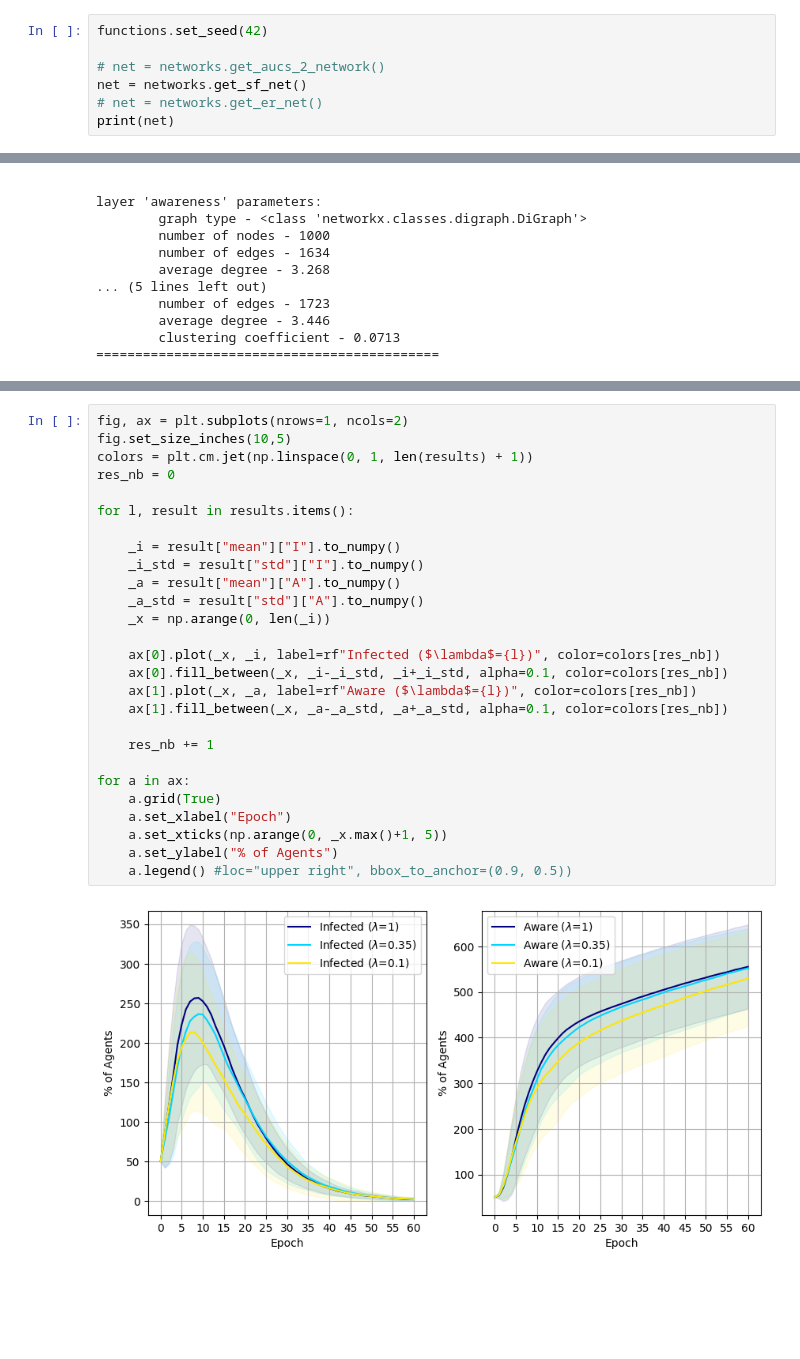
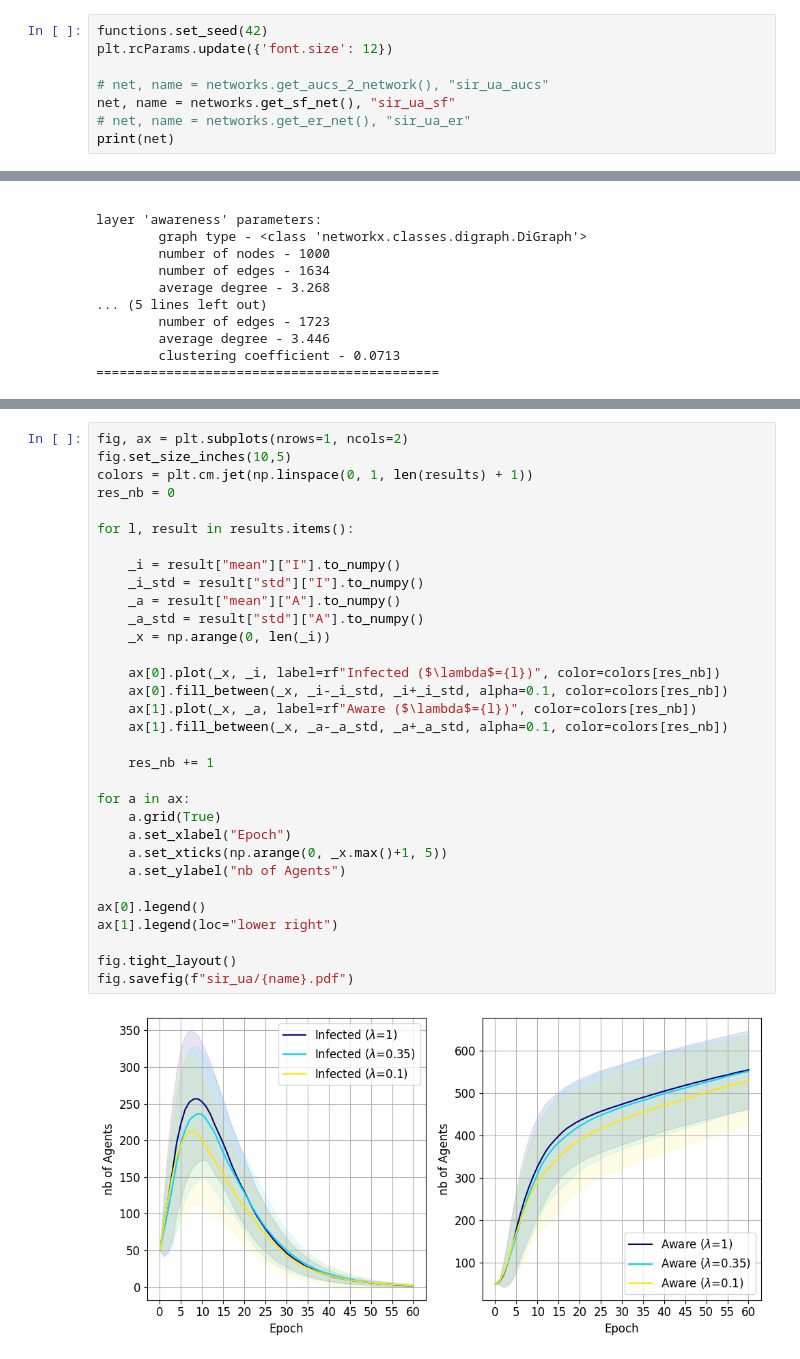
Before and after one commit to anty-filidor/bdma-experiments, a Jupyter notebook: sir_ua.ipynb, the cells around one changed output, grey strips where cells are left out. Saved outputs shown, nothing was run; the diff lists cells and outputs as text; blank space fills up the shorter version.

```diff
--- a/sir_ua.ipynb
+++ b/sir_ua.ipynb
@@ -33,10 +33,11 @@ DELTA = GAMMA + 1 - 0.3
 EPSILON = GAMMA
 # %%
 functions.set_seed(42)
+plt.rcParams.update({'font.size': 12})
 
-# net = networks.get_aucs_2_network()
-net = networks.get_sf_net()
-# net = networks.get_er_net()
+# net, name = networks.get_aucs_2_network(), "sir_ua_aucs"
+net, name = networks.get_sf_net(), "sir_ua_sf"
+# net, name = networks.get_er_net(), "sir_ua_er"
 print(net)
 # %% [output]
 ============================================
@@ -114,29 +115,34 @@ process 'contagion' transitions with nonzero weight:
 # %%
 fig, ax = plt.subplots(nrows=1, ncols=2)
 fig.set_size_inches(10,5)
 colors = plt.cm.jet(np.linspace(0, 1, len(results) + 1))
 res_nb = 0
 
 for l, result in results.items():
 
     _i = result["mean"]["I"].to_numpy()
     _i_std = result["std"]["I"].to_numpy()
     _a = result["mean"]["A"].to_numpy()
     _a_std = result["std"]["A"].to_numpy()
     _x = np.arange(0, len(_i))
 
     ax[0].plot(_x, _i, label=rf"Infected ($\lambda$={l})", color=colors[res_nb])
     ax[0].fill_between(_x, _i-_i_std, _i+_i_std, alpha=0.1, color=colors[res_nb])
     ax[1].plot(_x, _a, label=rf"Aware ($\lambda$={l})", color=colors[res_nb])
     ax[1].fill_between(_x, _a-_a_std, _a+_a_std, alpha=0.1, color=colors[res_nb])
 
     res_nb += 1
 
 for a in ax:
     a.grid(True)
     a.set_xlabel("Epoch")
     a.set_xticks(np.arange(0, _x.max()+1, 5))
-    a.set_ylabel("% of Agents")
-    a.legend() #loc="upper right", bbox_to_anchor=(0.9, 0.5))
+    a.set_ylabel("nb of Agents")
+
+ax[0].legend()
+ax[1].legend(loc="lower right")
+
+fig.tight_layout()
+fig.savefig(f"sir_ua/{name}.pdf")
 # %% [output]
-[figure, old version]
+[figure, new version]
```
Also changed, not shown: 9 other files.
